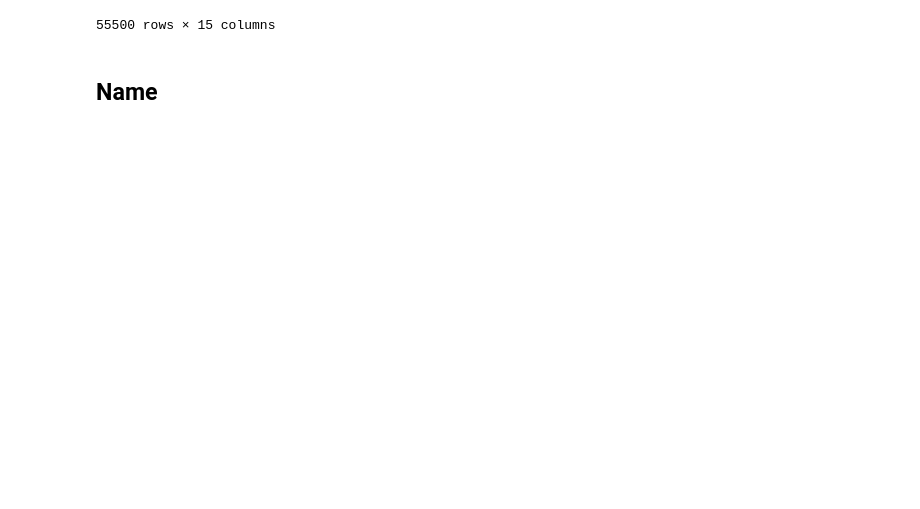
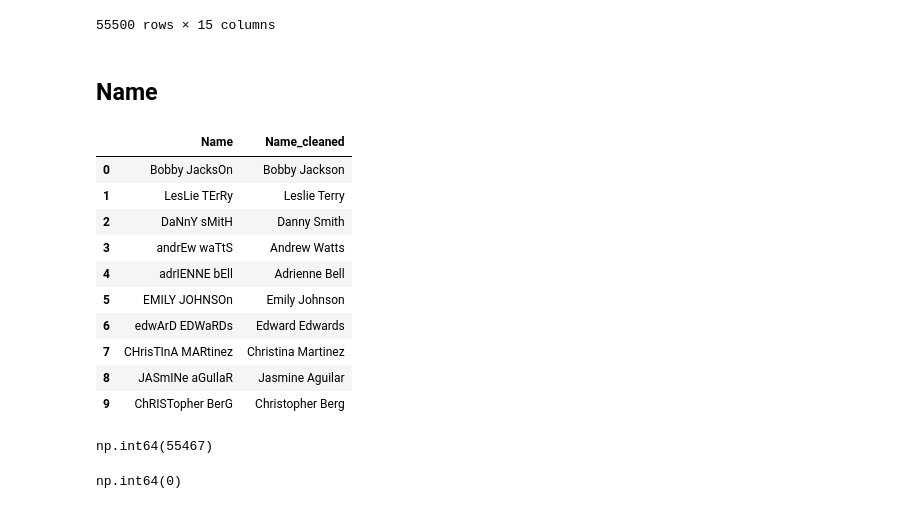
Before and after one commit to KorbovskiyOleg/DataScience, a Jupyter notebook: DataScince/homework_3/new_hw_3.ipynb, the cells around one changed output. Drawn from its saved outputs; the diff is of its cells as text; code cells hidden in the pictures; blank space fills up the shorter version.

```diff
--- a/DataScince/homework_3/new_hw_3.ipynb
+++ b/DataScince/homework_3/new_hw_3.ipynb
@@ -35,0 +50,26 @@ df
+# %%
+df[[name_col,'Name_cleaned']].head(10)
+# %% [output]
+|  | Name | Name_cleaned |
+| 0 | Bobby JacksOn | Bobby Jackson |
+| 1 | LesLie TErRy | Leslie Terry |
+| 2 | DaNnY sMitH | Danny Smith |
+| 3 | andrEw waTtS | Andrew Watts |
+| 4 | adrIENNE bEll | Adrienne Bell |
+| 5 | EMILY JOHNSOn | Emily Johnson |
+| 6 | edwArD EDWaRDs | Edward Edwards |
+| 7 | CHrisTInA MARtinez | Christina Martinez |
+| 8 | JASmINe aGuIlaR | Jasmine Aguilar |
+| 9 | ChRISTopher BerG | Christopher Berg |
+# %%
+# количество измененных записей
+change_name = (df[name_col] !=df['Name_cleaned']).sum()
+change_name
+# %% [output]
+np.int64(55467)
+# %%
+# проверим остались ли некоррекртые записи
+names_with_wrong_case = df['Name_cleaned'].apply(lambda x: x != x.title() and x.lower() != x.upper()).sum()
+names_with_wrong_case
+# %% [output]
+np.int64(0)
```
Also changed, not shown: parts of 11 cells of this notebook.
